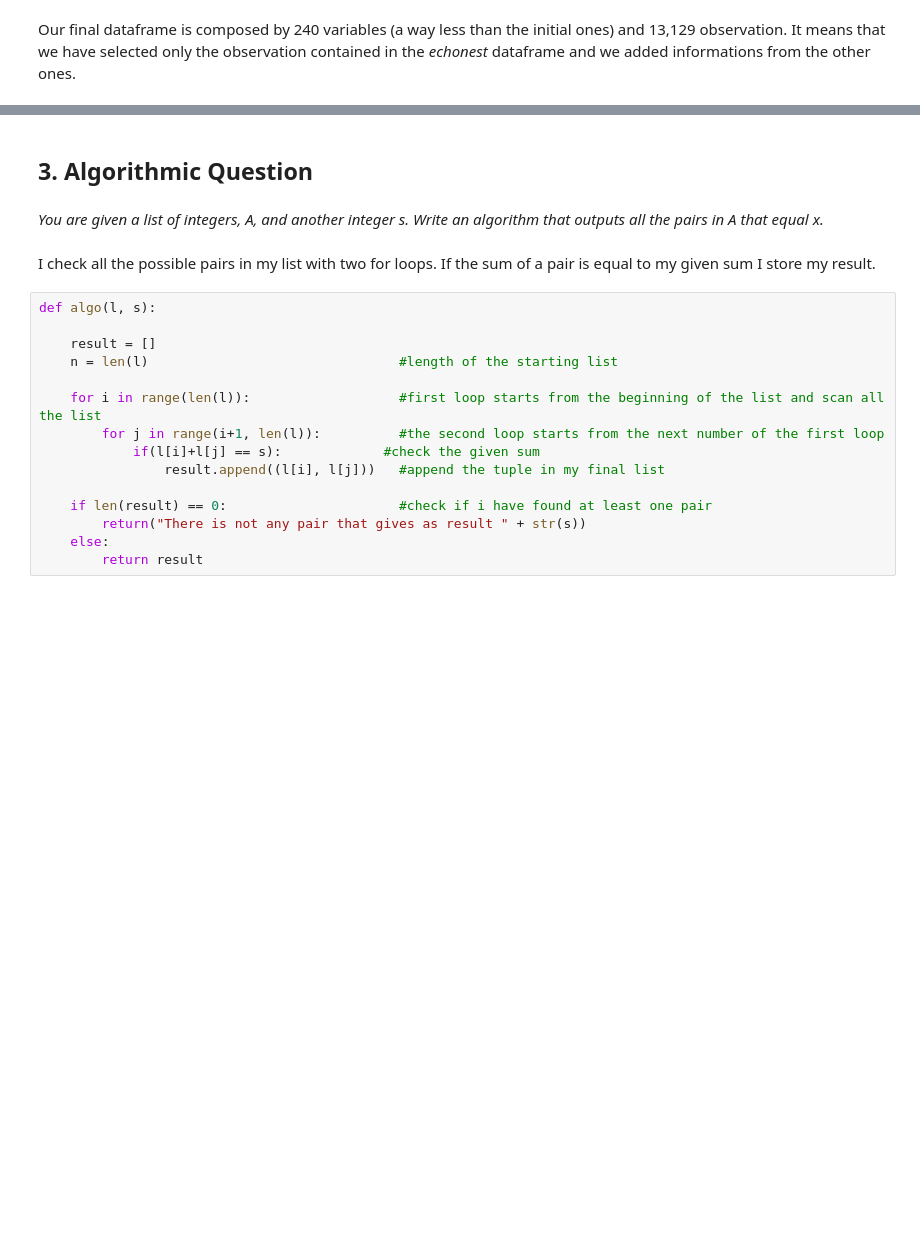
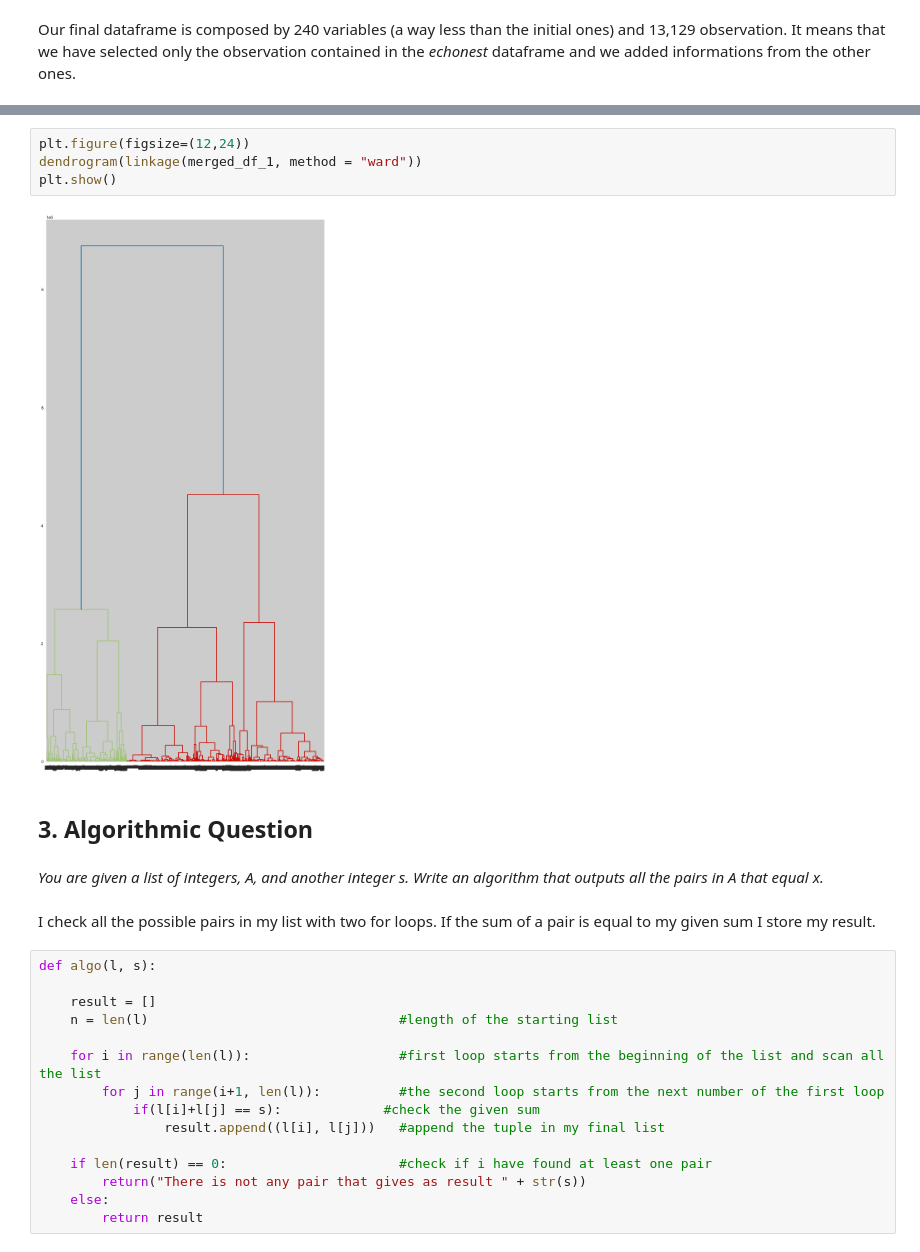
Before and after one commit to michele1783/ADM-HW4, a Jupyter notebook: Homework_with_pca.ipynb, the cells around one changed output, grey strips where cells are left out. Saved outputs shown, nothing was run; the diff lists cells and outputs as text; blank space fills up the shorter version.

```diff
--- a/Homework_with_pca.ipynb
+++ b/Homework_with_pca.ipynb
@@ -483,3 +613,9 @@ Our final dataframe is composed by 240 variables (a way less than the initial on
+# %%
+plt.figure(figsize=(12,24))
+dendrogram(linkage(merged_df_1, method = "ward"))
+plt.show()
+# %% [output]
+[figure, added]
 # %% [markdown]
 ## **3. Algorithmic Question**
 # %% [markdown]
```
Also changed, not shown: parts of 21 cells of this notebook.
